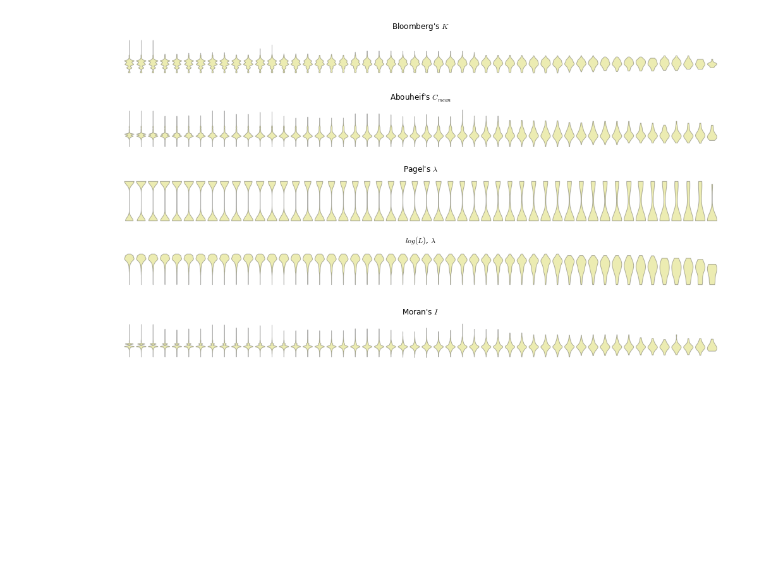
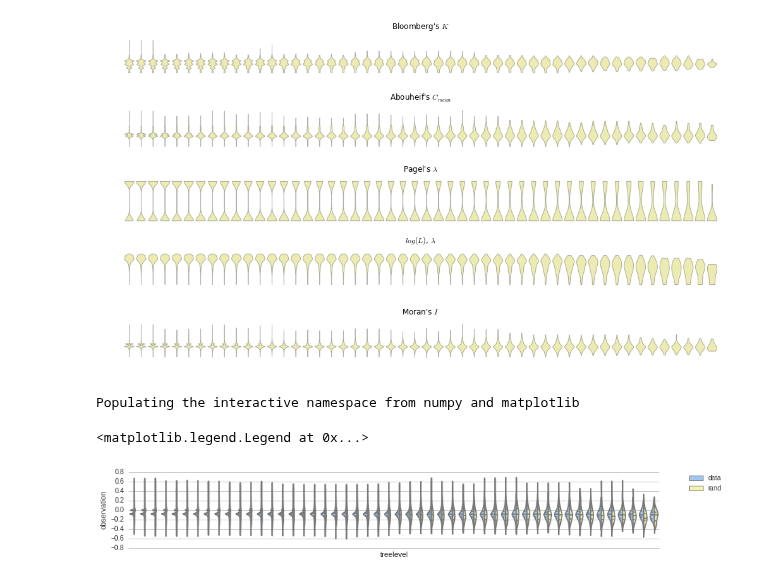
Before and after one commit to ryneches/fishpoo, a Jupyter notebook: CoSpeciation.ipynb, the cells around one changed output. Cells and saved outputs as stored; diff of their text form; code cells hidden in the pictures; blank space fills up the shorter version.

Commit message:
seaborn violin plots!

```diff
--- a/CoSpeciation.ipynb
+++ b/CoSpeciation.ipynb
@@ -244,0 +262,21 @@ tight_layout()
+# %%
+%pylab inline
+import pandas as pd
+import seaborn
+TreeData = pd.read_csv( 'signal_data.csv' )
+figure(figsize=(14, 2))
+seaborn.set(style="whitegrid", palette="pastel", color_codes=True)
+seaborn.violinplot( x="treelevel",
+                    y="observation",
+                    hue="type",
+                    data=TreeData[TreeData.test == 'I'],
+                    split=True,
+                    inner="quart",
+                    palette={'data': "b", 'rand': "y"})
+seaborn.despine(left=True)
+xticks([])
+legend(bbox_to_anchor=(1.05, 1), loc=2, borderaxespad=0.)
+# %% [output]
+Populating the interactive namespace from numpy and matplotlib
+<matplotlib.legend.Legend at 0x...>
+[figure, added]
```
Also changed, not shown: parts of 2 cells of this notebook.
